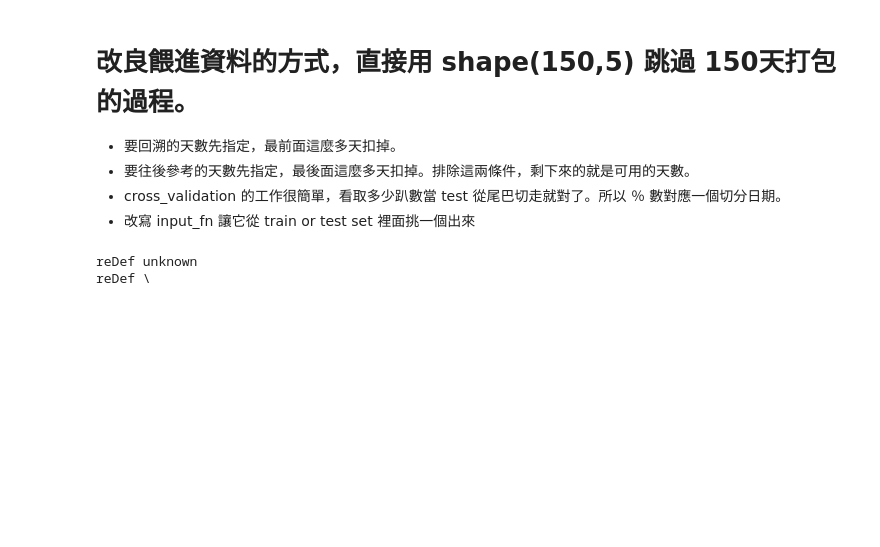
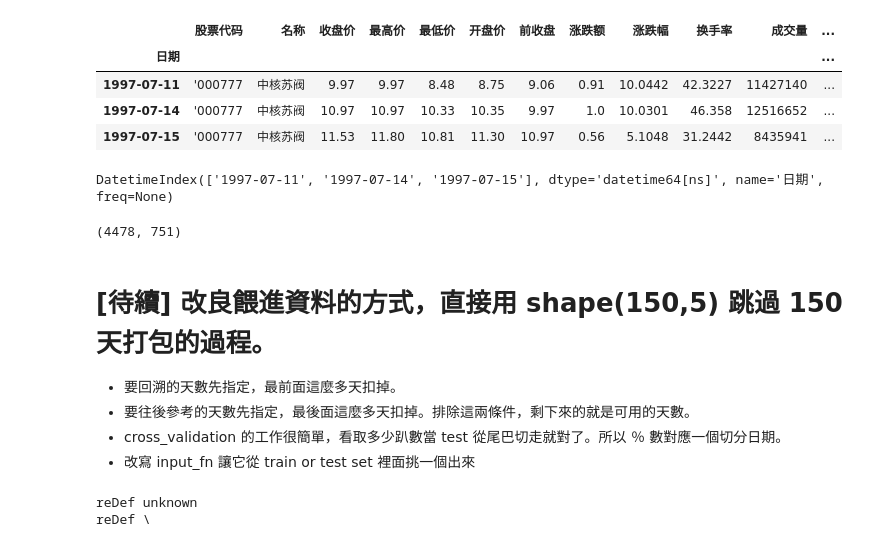
Before and after one commit to hcchengithub/twstock, a Jupyter notebook: My estimator to predict iris.ipynb, the cells around one changed output. Drawn from its saved outputs; the diff is of its cells as text; code cells hidden in the pictures; blank space fills up the shorter version.

```diff
--- a/My estimator to predict iris.ipynb
+++ b/My estimator to predict iris.ipynb
@@ -0,0 +24,12 @@
+# %%
+data = pd.read_csv('000777.csv',encoding='gbk',parse_dates=[0],index_col=0)
+
+# data frame 中帶有 None 的 rows 都剔除掉。 本來有 4752 rows 現在只剩 4639
+# 用法: df.dropna(axis=0, how='any', thresh=None, subset=None, inplace=False)
+data = data.replace(to_replace='None', value=np.nan).dropna()
+
+# pdb.set_trace() # data 本來是新的在上面
+data.sort_index(0,ascending=True,inplace=True) # 排序 sort 過後變成最舊的在上面
+
+# 上市第一天的資料不要，因為【漲跌幅】無效。
+data = data.query('index > "1997-07-10"')
@@ -1,5 +108,21 @@
+# %%
+data.iloc[0:3]
+# %% [output]
+|  | 股票代码 | 名称 | 收盘价 | 最高价 | 最低价 | 开盘价 | 前收盘 | 涨跌额 | 涨跌幅 | 换手率 | 成交量 | ... |
+| 日期 |  |  |  |  |  |  |  |  |  |  |  | ... |
+| 1997-07-11 | '000777 | 中核苏阀 | 9.97 | 9.97 | 8.48 | 8.75 | 9.06 | 0.91 | 10.0442 | 42.3227 | 11427140 | ... |
+| 1997-07-14 | '000777 | 中核苏阀 | 10.97 | 10.97 | 10.33 | 10.35 | 9.97 | 1.0 | 10.0301 | 46.358 | 12516652 | ... |
+| 1997-07-15 | '000777 | 中核苏阀 | 11.53 | 11.80 | 10.81 | 11.30 | 10.97 | 0.56 | 5.1048 | 31.2442 | 8435941 | ... |
+# %%
+data.index[0:3]
+# %% [output]
+DatetimeIndex(['1997-07-11', '1997-07-14', '1997-07-15'], dtype='datetime64[ns]', name='日期', freq=None)
+# %%
+x.shape
+# %% [output]
+(4478, 751)
 # %% [markdown]
-#  改良餵進資料的方式，直接用 shape(150,5) 跳過 150天打包的過程。
+#  [待續] 改良餵進資料的方式，直接用 shape(150,5) 跳過 150天打包的過程。
 
 - 要回溯的天數先指定，最前面這麼多天扣掉。
 - 要往後參考的天數先指定，最後面這麼多天扣掉。排除這兩條件，剩下來的就是可用的天數。
```
Also changed, not shown: parts of 13 cells of this notebook.
